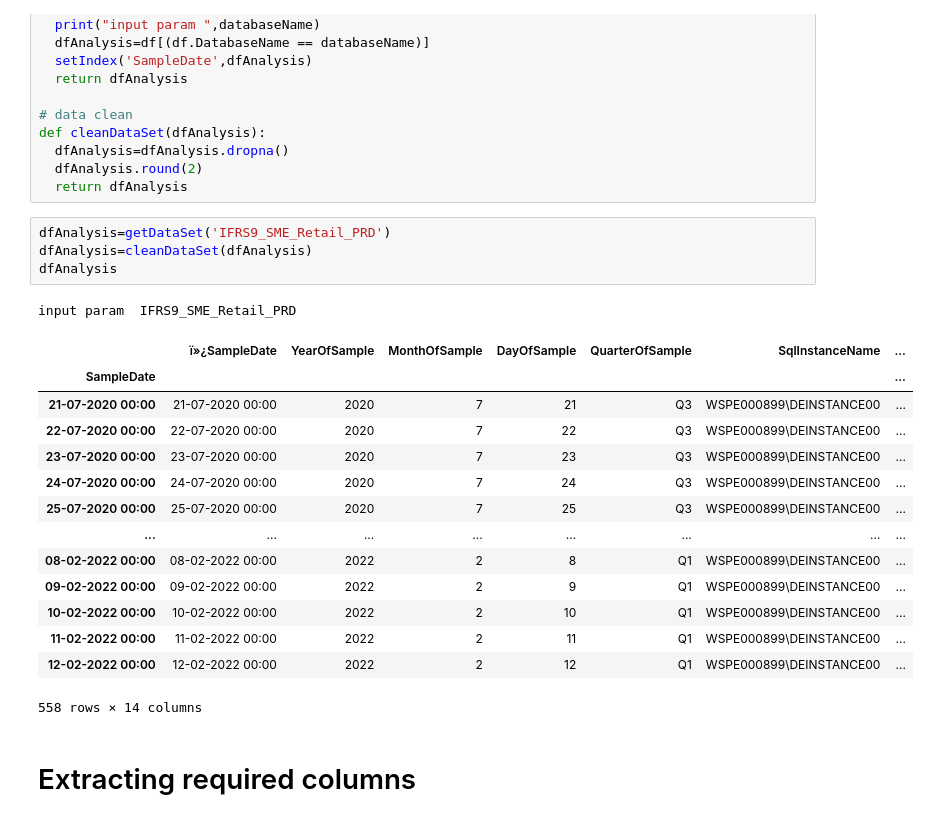
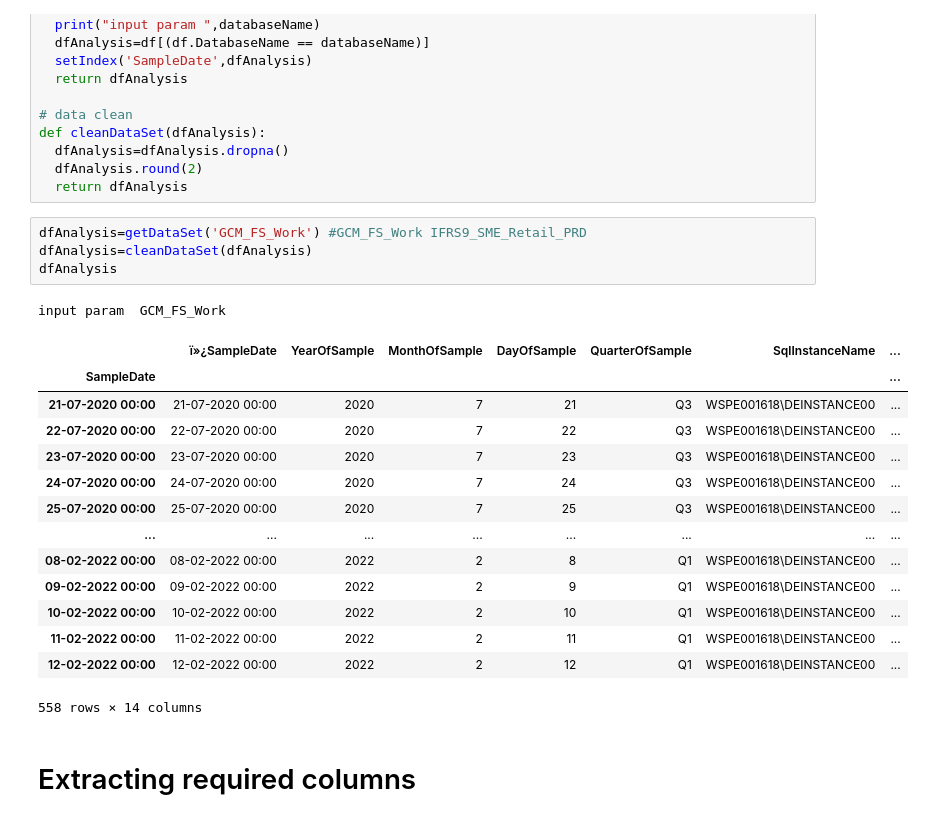
Before and after one commit to krishnamhn009/datascience, a Jupyter notebook: Server_Read_Write_ARIMA_Model.ipynb, the cells around one changed output. Saved outputs shown, nothing was run; the diff lists cells and outputs as text.

```diff
--- a/Server_Read_Write_ARIMA_Model.ipynb
+++ b/Server_Read_Write_ARIMA_Model.ipynb
@@ -75,24 +77,24 @@ def cleanDataSet(dfAnalysis):
   dfAnalysis.round(2)
   return dfAnalysis
 # %%
-dfAnalysis=getDataSet('IFRS9_SME_Retail_PRD')
+dfAnalysis=getDataSet('GCM_FS_Work') #GCM_FS_Work IFRS9_SME_Retail_PRD
 dfAnalysis=cleanDataSet(dfAnalysis)
 dfAnalysis
 # %% [output]
-input param  IFRS9_SME_Retail_PRD
+input param  GCM_FS_Work
 |  | ï»¿SampleDate | YearOfSample | MonthOfSample | DayOfSample | QuarterOfSample | SqlInstanceName | ... |
 | SampleDate |  |  |  |  |  |  | ... |
-| 21-07-2020 00:00 | 21-07-2020 00:00 | 2020 | 7 | 21 | Q3 | WSPE000899\DEINSTANCE00 | ... |
-| 22-07-2020 00:00 | 22-07-2020 00:00 | 2020 | 7 | 22 | Q3 | WSPE000899\DEINSTANCE00 | ... |
-| 23-07-2020 00:00 | 23-07-2020 00:00 | 2020 | 7 | 23 | Q3 | WSPE000899\DEINSTANCE00 | ... |
-| 24-07-2020 00:00 | 24-07-2020 00:00 | 2020 | 7 | 24 | Q3 | WSPE000899\DEINSTANCE00 | ... |
-| 25-07-2020 00:00 | 25-07-2020 00:00 | 2020 | 7 | 25 | Q3 | WSPE000899\DEINSTANCE00 | ... |
+| 21-07-2020 00:00 | 21-07-2020 00:00 | 2020 | 7 | 21 | Q3 | WSPE001618\DEINSTANCE00 | ... |
+| 22-07-2020 00:00 | 22-07-2020 00:00 | 2020 | 7 | 22 | Q3 | WSPE001618\DEINSTANCE00 | ... |
+| 23-07-2020 00:00 | 23-07-2020 00:00 | 2020 | 7 | 23 | Q3 | WSPE001618\DEINSTANCE00 | ... |
+| 24-07-2020 00:00 | 24-07-2020 00:00 | 2020 | 7 | 24 | Q3 | WSPE001618\DEINSTANCE00 | ... |
+| 25-07-2020 00:00 | 25-07-2020 00:00 | 2020 | 7 | 25 | Q3 | WSPE001618\DEINSTANCE00 | ... |
 | ... | ... | ... | ... | ... | ... | ... | ... |
-| 08-02-2022 00:00 | 08-02-2022 00:00 | 2022 | 2 | 8 | Q1 | WSPE000899\DEINSTANCE00 | ... |
-| 09-02-2022 00:00 | 09-02-2022 00:00 | 2022 | 2 | 9 | Q1 | WSPE000899\DEINSTANCE00 | ... |
-| 10-02-2022 00:00 | 10-02-2022 00:00 | 2022 | 2 | 10 | Q1 | WSPE000899\DEINSTANCE00 | ... |
-| 11-02-2022 00:00 | 11-02-2022 00:00 | 2022 | 2 | 11 | Q1 | WSPE000899\DEINSTANCE00 | ... |
-| 12-02-2022 00:00 | 12-02-2022 00:00 | 2022 | 2 | 12 | Q1 | WSPE000899\DEINSTANCE00 | ... |
+| 08-02-2022 00:00 | 08-02-2022 00:00 | 2022 | 2 | 8 | Q1 | WSPE001618\DEINSTANCE00 | ... |
+| 09-02-2022 00:00 | 09-02-2022 00:00 | 2022 | 2 | 9 | Q1 | WSPE001618\DEINSTANCE00 | ... |
+| 10-02-2022 00:00 | 10-02-2022 00:00 | 2022 | 2 | 10 | Q1 | WSPE001618\DEINSTANCE00 | ... |
+| 11-02-2022 00:00 | 11-02-2022 00:00 | 2022 | 2 | 11 | Q1 | WSPE001618\DEINSTANCE00 | ... |
+| 12-02-2022 00:00 | 12-02-2022 00:00 | 2022 | 2 | 12 | Q1 | WSPE001618\DEINSTANCE00 | ... |
 558 rows × 14 columns
 # %% [markdown]
 # Extracting required columns
```
Also changed, not shown: parts of 16 cells of this notebook.
